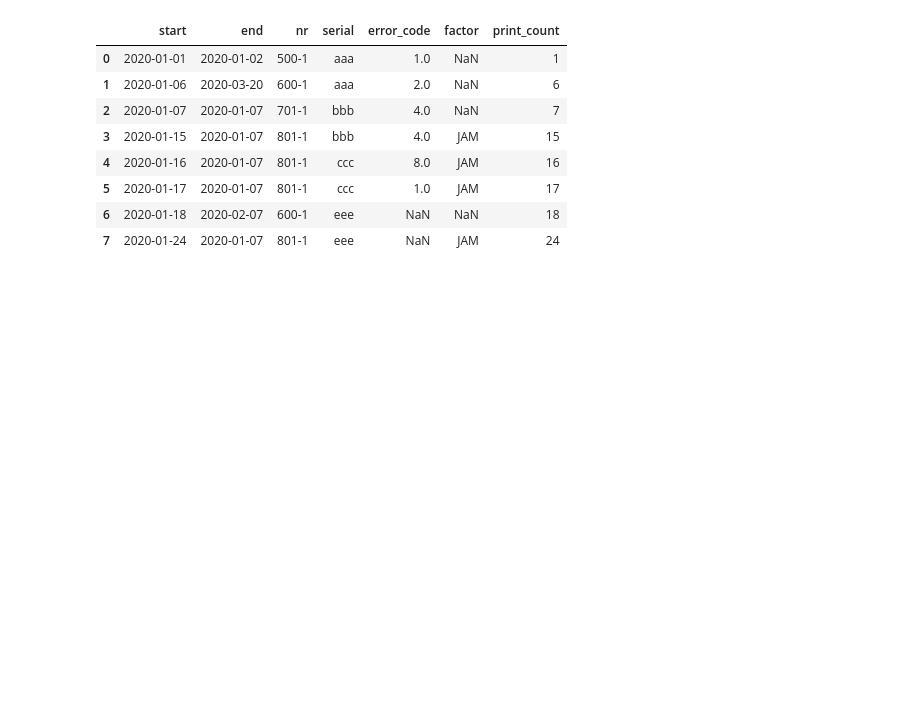
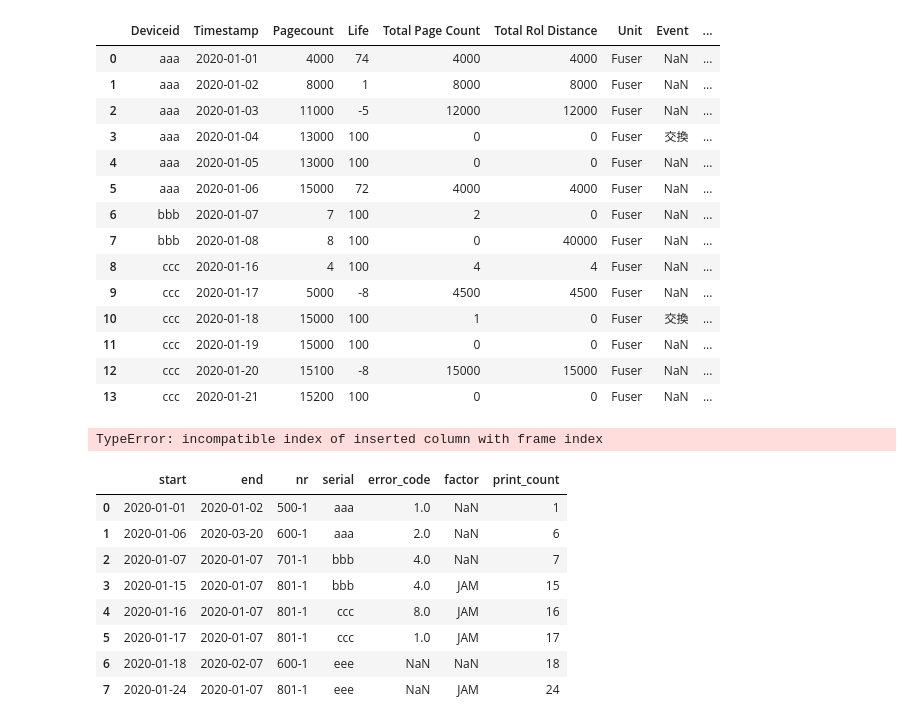
Before and after one commit to baronnavy/sample, a Jupyter notebook: sample.ipynb, the cells around one changed output. Saved outputs shown, nothing was run; the diff lists cells and outputs as text; code cells hidden in the pictures; blank space fills up the shorter version.

```diff
--- a/sample.ipynb
+++ b/sample.ipynb
@@ -98,3 +98,21 @@ df
 | 11 | ccc | 2020-01-19 | 15000 | 100 | 0 | 0 | Fuser | NaN | ... |
 | 12 | ccc | 2020-01-20 | 15100 | -8 | 15000 | 15000 | Fuser | NaN | ... |
 | 13 | ccc | 2020-01-21 | 15200 | 100 | 0 | 0 | Fuser | NaN | ... |
+# %%
+df
+# %% [output]
+|  | Deviceid | Timestamp | Pagecount | Life | Total Page Count | Total Rol Distance | Unit | Event | ... |
+| 0 | aaa | 2020-01-01 | 4000 | 74 | 4000 | 4000 | Fuser | NaN | ... |
+| 1 | aaa | 2020-01-02 | 8000 | 1 | 8000 | 8000 | Fuser | NaN | ... |
+| 2 | aaa | 2020-01-03 | 11000 | -5 | 12000 | 12000 | Fuser | NaN | ... |
+| 3 | aaa | 2020-01-04 | 13000 | 100 | 0 | 0 | Fuser | 交換 | ... |
+| 4 | aaa | 2020-01-05 | 13000 | 100 | 0 | 0 | Fuser | NaN | ... |
+| 5 | aaa | 2020-01-06 | 15000 | 72 | 4000 | 4000 | Fuser | NaN | ... |
+| 6 | bbb | 2020-01-07 | 7 | 100 | 2 | 0 | Fuser | NaN | ... |
+| 7 | bbb | 2020-01-08 | 8 | 100 | 0 | 40000 | Fuser | NaN | ... |
+| 8 | ccc | 2020-01-16 | 4 | 100 | 4 | 4 | Fuser | NaN | ... |
+| 9 | ccc | 2020-01-17 | 5000 | -8 | 4500 | 4500 | Fuser | NaN | ... |
+| 10 | ccc | 2020-01-18 | 15000 | 100 | 1 | 0 | Fuser | 交換 | ... |
+| 11 | ccc | 2020-01-19 | 15000 | 100 | 0 | 0 | Fuser | NaN | ... |
+| 12 | ccc | 2020-01-20 | 15100 | -8 | 15000 | 15000 | Fuser | NaN | ... |
+| 13 | ccc | 2020-01-21 | 15200 | 100 | 0 | 0 | Fuser | NaN | ... |
@@ -101,3 +121,7 @@ df
+# %%
+df['Life3'] = df.groupby(['Deviceid','Cycle'])['Life2'].idxmax()
+# %% [output]
+TypeError: incompatible index of inserted column with frame index
 # %%
 # df['Life_Low'] = df.Pagecount.apply(lambda x: 'Life_Low' if x<=1 else np.nan)
 # %%
```
Also changed, not shown: parts of 2 cells of this notebook.
